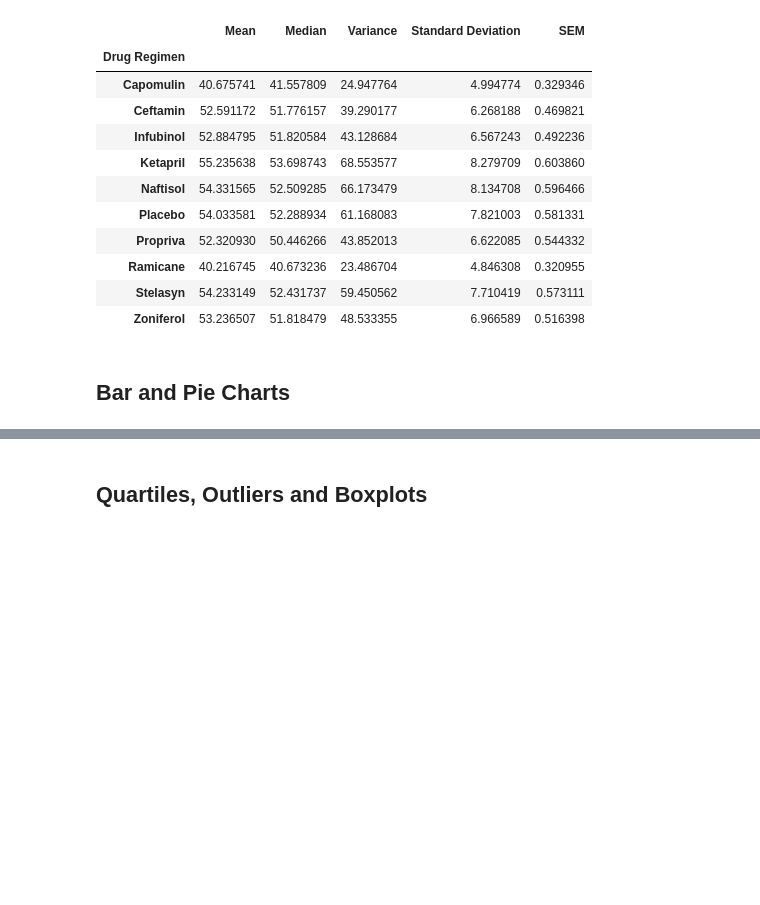
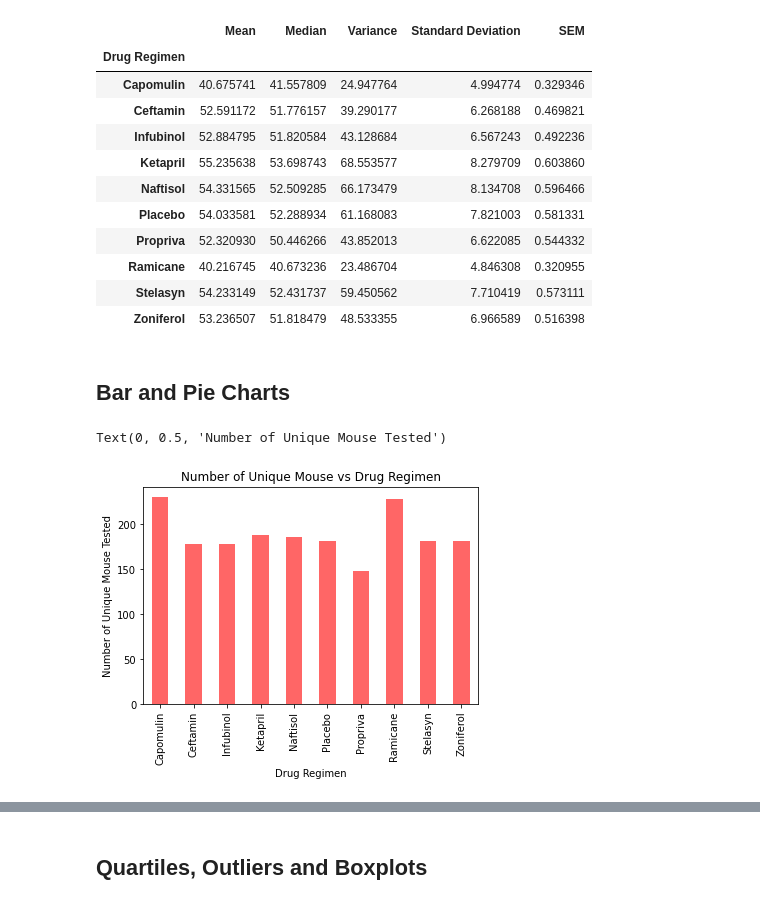
Before and after one commit to kk-deng/Pymaceuticals-Matplotlib, a Jupyter notebook: pymaceuticals_starter.ipynb, the cells around one changed output, grey strips where cells are left out. Cells and saved outputs as stored; diff of their text form; code cells hidden in the pictures; blank space fills up the shorter version.

Commit message:
Update pymaceuticals_starter.ipynb
Updated with bar charts.

```diff
--- a/pymaceuticals_starter.ipynb
+++ b/pymaceuticals_starter.ipynb
@@ -152,3 +137,11 @@ regimen_summary
 ## Bar and Pie Charts
 # %%
 # Generate a bar plot showing the total number of unique mice tested on each drug regimen using pandas.
+
+grouped_mouse_id = cleaned_df.groupby("Drug Regimen")["Mouse ID"].count()
+mouse_bar = grouped_mouse_id.plot(kind = "bar", facecolor = "red", alpha = 0.6)
+mouse_bar.set_title("Number of Unique Mouse vs Drug Regimen")
+mouse_bar.set_ylabel("Number of Unique Mouse Tested")
+# %% [output]
+Text(0, 0.5, 'Number of Unique Mouse Tested')
+[figure, added]
```
Also changed, not shown: parts of 4 cells of this notebook.
